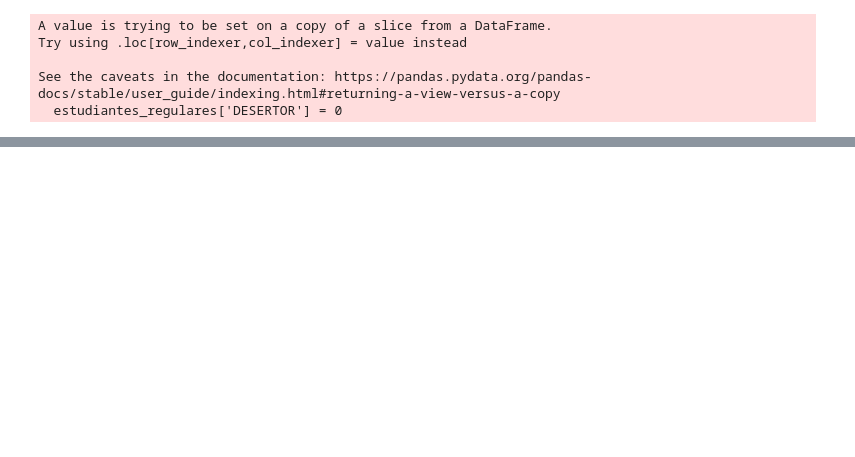
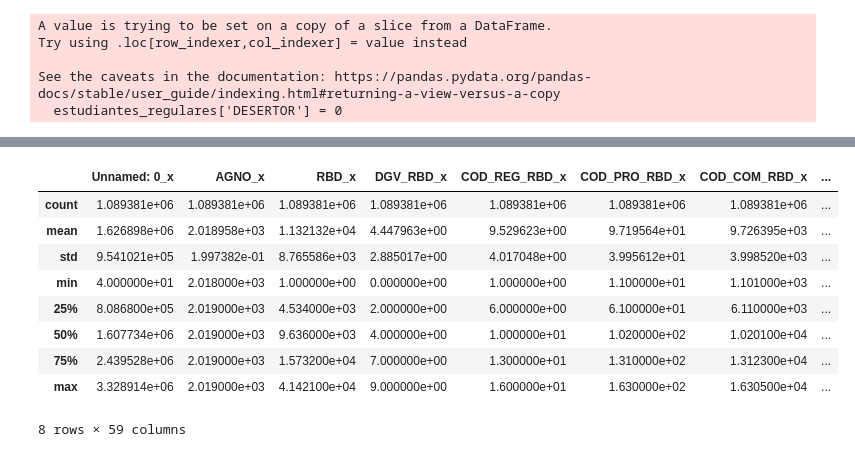
Before and after one commit to davidlealo/desercion-escolar, a Jupyter notebook: 20231217_analisis_clusters.ipynb, the cells around one changed output, grey strips where cells are left out. Drawn from its saved outputs; the diff is of its cells as text; code cells hidden in the pictures; blank space fills up the shorter version.

Commit message:
Analisis de grupos por cluster

```diff
--- a/20231217_analisis_clusters.ipynb
+++ b/20231217_analisis_clusters.ipynb
@@ -62,3 +62,7 @@ Try using .loc[row_indexer,col_indexer] = value instead
 
 See the caveats in the documentation: https://pandas.pydata.org/pandas-docs/stable/user_guide/indexing.html#returning-a-view-versus-a-copy
   estudiantes_regulares['DESERTOR'] = 0
+# %%
+# Importar datos de tablas combinadas y cluster kprototypes
+combinado2018 = pd.read_csv('data/tablas/combinado2018.csv', sep=';')
+clusters = pd.read_csv('data/tablas/dfCLUSTERS2018.csv', sep=';')
@@ -64,0 +174,6 @@ See the caveats in the documentation: https://pandas.pydata.org/pandas-docs/stab
+# %%
+# Combinar 'combinado2018' y 'clusters' en base a 'MRUN'
+combined = combinado2018.merge(clusters, on='MRUN', how='left')
+
+# Ahora puedes trabajar con el dataframe 'combined' que contiene la información combinada
+print(combined)
@@ -64,0 +262,14 @@ See the caveats in the documentation: https://pandas.pydata.org/pandas-docs/stab
+# %%
+# Describe de combined Cluster = 0
+combined[combined['Cluster'] == 0].describe()
+# %% [output]
+|  | Unnamed: 0_x | AGNO_x | RBD_x | DGV_RBD_x | COD_REG_RBD_x | COD_PRO_RBD_x | COD_COM_RBD_x | ... |
+| count | 1.089381e+06 | 1.089381e+06 | 1.089381e+06 | 1.089381e+06 | 1.089381e+06 | 1.089381e+06 | 1.089381e+06 | ... |
+| mean | 1.626898e+06 | 2.018958e+03 | 1.132132e+04 | 4.447963e+00 | 9.529623e+00 | 9.719564e+01 | 9.726395e+03 | ... |
+| std | 9.541021e+05 | 1.997382e-01 | 8.765586e+03 | 2.885017e+00 | 4.017048e+00 | 3.995612e+01 | 3.998520e+03 | ... |
+| min | 4.000000e+01 | 2.018000e+03 | 1.000000e+00 | 0.000000e+00 | 1.000000e+00 | 1.100000e+01 | 1.101000e+03 | ... |
+| 25% | 8.086800e+05 | 2.019000e+03 | 4.534000e+03 | 2.000000e+00 | 6.000000e+00 | 6.100000e+01 | 6.110000e+03 | ... |
+| 50% | 1.607734e+06 | 2.019000e+03 | 9.636000e+03 | 4.000000e+00 | 1.000000e+01 | 1.020000e+02 | 1.020100e+04 | ... |
+| 75% | 2.439528e+06 | 2.019000e+03 | 1.573200e+04 | 7.000000e+00 | 1.300000e+01 | 1.310000e+02 | 1.312300e+04 | ... |
+| max | 3.328914e+06 | 2.019000e+03 | 4.142100e+04 | 9.000000e+00 | 1.600000e+01 | 1.630000e+02 | 1.630500e+04 | ... |
+8 rows × 59 columns
```
Also changed, not shown: parts of 23 cells of this notebook.
